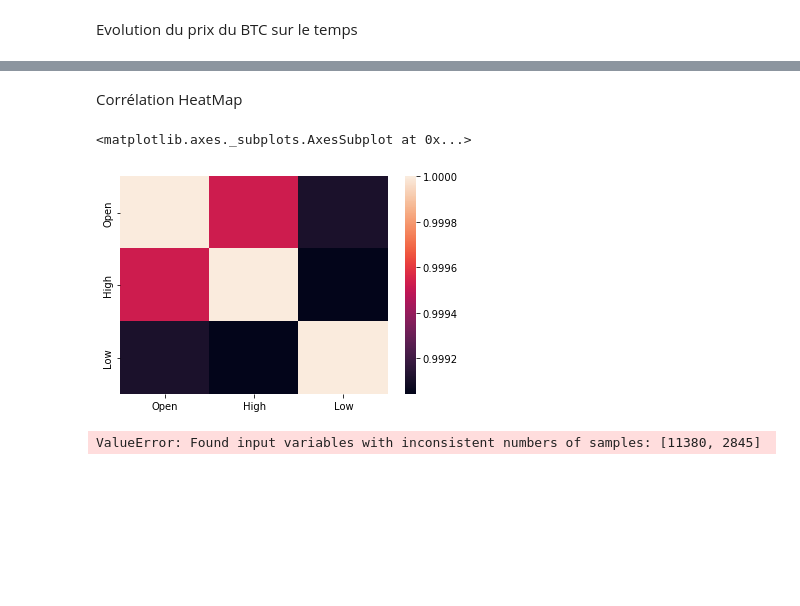
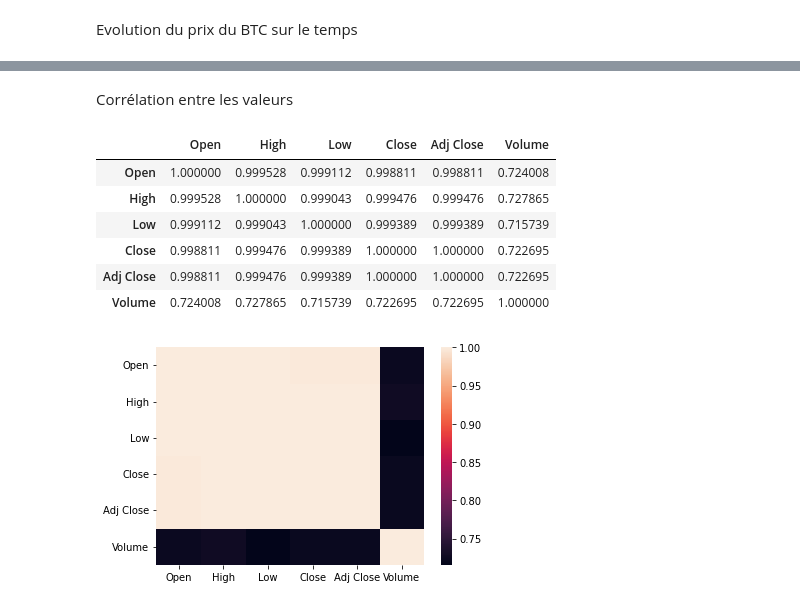
Before and after one commit to RAZMOKEUR/BTC-Priceprediction, a Jupyter notebook: Projet.ipynb, the cells around one changed output, grey strips where cells are left out. Drawn from its saved outputs; the diff is of its cells as text; code cells hidden in the pictures; blank space fills up the shorter version.

```diff
--- a/Projet.ipynb
+++ b/Projet.ipynb
@@ -44,22 +34,0 @@ Nous souhaitons prédire le prix du btc, notre target sera donc le dernier prix
-# %%
-# nettoyage données
-
-df['Date'] = df['Date'].values.astype('datetime64[D]')
-
-
-#  definition des colonnes features et target
-
-date = df['Date']
-open = df['Open']
-close = df['Close']
-High = df['High']
-low = df['Low']
-volume = df['Volume']
-
-
-features = df[['Open','High','Low',]]
-# features = date
-
-target = close
-
-df.head
@@ -91,36 +42,14 @@ sns.lineplot(x=date,y=close)
-# %% [markdown]
-Corrélation HeatMap
+# %% [markdown]
+Corrélation entre les valeurs
 # %%
-sns.heatmap(features.corr())
+sns.heatmap(df.corr())
+df.corr()
 # %% [output]
-<matplotlib.axes._subplots.AxesSubplot at 0x...>
+|  | Open | High | Low | Close | Adj Close | Volume |
+| Open | 1.000000 | 0.999528 | 0.999112 | 0.998811 | 0.998811 | 0.724008 |
+| High | 0.999528 | 1.000000 | 0.999043 | 0.999476 | 0.999476 | 0.727865 |
+| Low | 0.999112 | 0.999043 | 1.000000 | 0.999389 | 0.999389 | 0.715739 |
+| Close | 0.998811 | 0.999476 | 0.999389 | 1.000000 | 1.000000 | 0.722695 |
+| Adj Close | 0.998811 | 0.999476 | 0.999389 | 1.000000 | 1.000000 | 0.722695 |
+| Volume | 0.724008 | 0.727865 | 0.715739 | 0.722695 | 0.722695 | 1.000000 |
-[figure, old version]
+[figure, new version]
-# %%
-x_train, x_test, y_train, y_test = train_test_split(features.values.reshape(-1,1),target,test_size=0.2)
-
-# MLM
-
-model = LinearRegression().fit(x_train,y_train)
-print(model.score(x_train,y_train))
-print(model.coef_, model.intercept_)
-# model.predict()
-
-
-# Stochastic Gradient descent
-
-# reg = SGDRegressor(max_iter=100,eta0=0.0001)
-# reg.fit(x_train,y_train)
-
-
-# score du modele
-# print(reg.score(x_test,y_test))
-# print(reg.coef_, reg.intercept_)
-# reg.predict(x_test)
-
-plt.scatter(x_train, y_train, c='blue', label='Train set')
-plt.scatter(x_test, y_test, c='red', label='Test set')
-plt.legend()
-
-# DEV
-# %% [output]
-ValueError: Found input variables with inconsistent numbers of samples: [11380, 2845]
```
Also changed, not shown: parts of 8 cells of this notebook.
